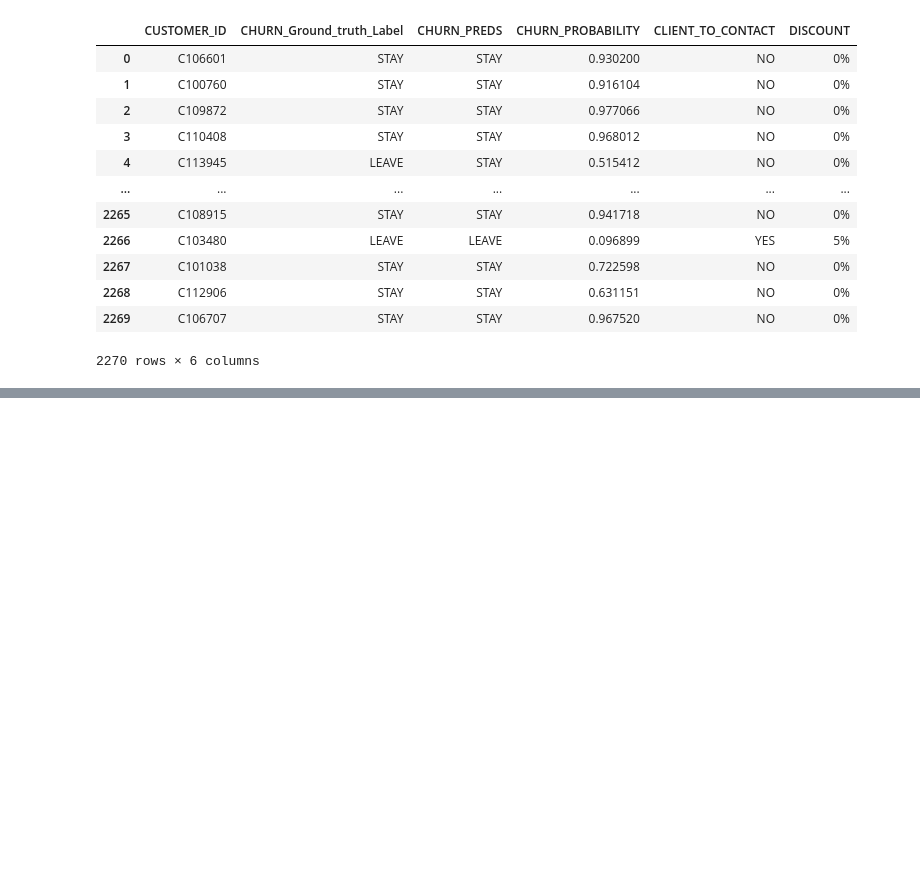
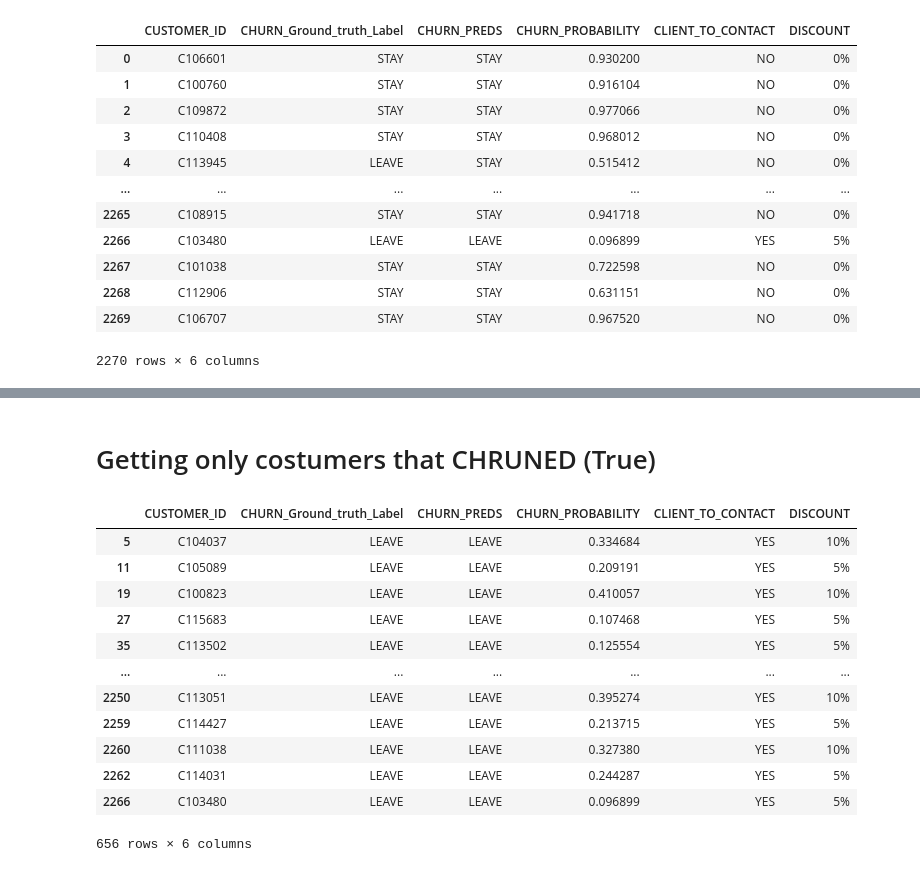
Before and after one commit to AMMISAIDFaical/ML-engineer_chrun, a Jupyter notebook: notebooks/1.0-FA-ML-Expriment.ipynb, the cells around one changed output, grey strips where cells are left out. Saved outputs shown, nothing was run; the diff lists cells and outputs as text; code cells hidden in the pictures; blank space fills up the shorter version.

```diff
--- a/notebooks/1.0-FA-ML-Expriment.ipynb
+++ b/notebooks/1.0-FA-ML-Expriment.ipynb
@@ -248,0 +246,24 @@ xgboost.sklearn.XGBClassifier
+# %%
+import pickle
+import os
+
+def persist_model(model, path, model_name):
+    try:
+        if not os.path.exists(os.path.dirname(path)):
+            os.makedirs(os.path.dirname(path))
+        with open(path, "wb") as file:
+            # Assuming you are using joblib to save the model
+            import joblib
+            joblib.dump(model, file)
+        print(f"Model {model_name} saved to {path}")
+    except PermissionError as e:
+        print(f"PermissionError: {e}")
+    except Exception as e:
+        print(f"An error occurred: {e}")
+def load_model(model_path, model_name):
+    full_path = os.path.join(model_path, model_name)
+    print(f"Loading the model from {full_path}")
+    with open(full_path, "rb") as file:
+        model = pickle.load(file)
+    print("Model loaded successfully")
+    return model
@@ -335,0 +405,23 @@ grid_cv_results_df
+# %% [markdown]
+# Getting only costumers that CHRUNED (True)
+# %%
+true_chruned_rows =  grid_cv_results_df[
+    (grid_cv_results_df['CHURN_Ground_truth_Label'] == grid_cv_results_df['CHURN_PREDS']) &
+    (grid_cv_results_df['CHURN_Ground_truth_Label'] == 'LEAVE')
+]
+
+true_chruned_rows
+# %% [output]
+|  | CUSTOMER_ID | CHURN_Ground_truth_Label | CHURN_PREDS | CHURN_PROBABILITY | CLIENT_TO_CONTACT | DISCOUNT |
+| 5 | C104037 | LEAVE | LEAVE | 0.334684 | YES | 10% |
+| 11 | C105089 | LEAVE | LEAVE | 0.209191 | YES | 5% |
+| 19 | C100823 | LEAVE | LEAVE | 0.410057 | YES | 10% |
+| 27 | C115683 | LEAVE | LEAVE | 0.107468 | YES | 5% |
+| 35 | C113502 | LEAVE | LEAVE | 0.125554 | YES | 5% |
+| ... | ... | ... | ... | ... | ... | ... |
+| 2250 | C113051 | LEAVE | LEAVE | 0.395274 | YES | 10% |
+| 2259 | C114427 | LEAVE | LEAVE | 0.213715 | YES | 5% |
+| 2260 | C111038 | LEAVE | LEAVE | 0.327380 | YES | 10% |
+| 2262 | C114031 | LEAVE | LEAVE | 0.244287 | YES | 5% |
+| 2266 | C103480 | LEAVE | LEAVE | 0.096899 | YES | 5% |
+656 rows × 6 columns
```
Also changed, not shown: parts of 20 cells of this notebook.
